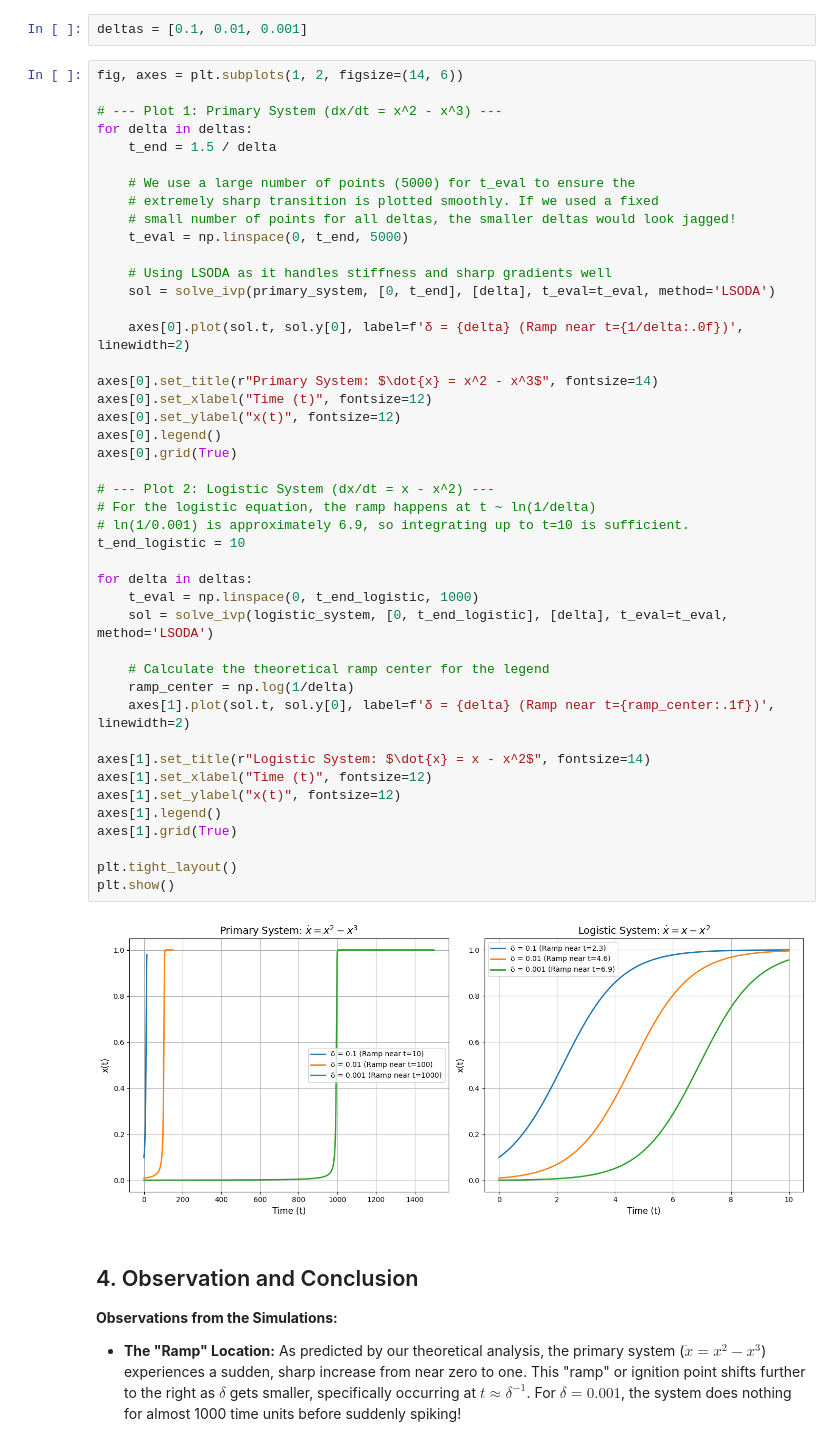
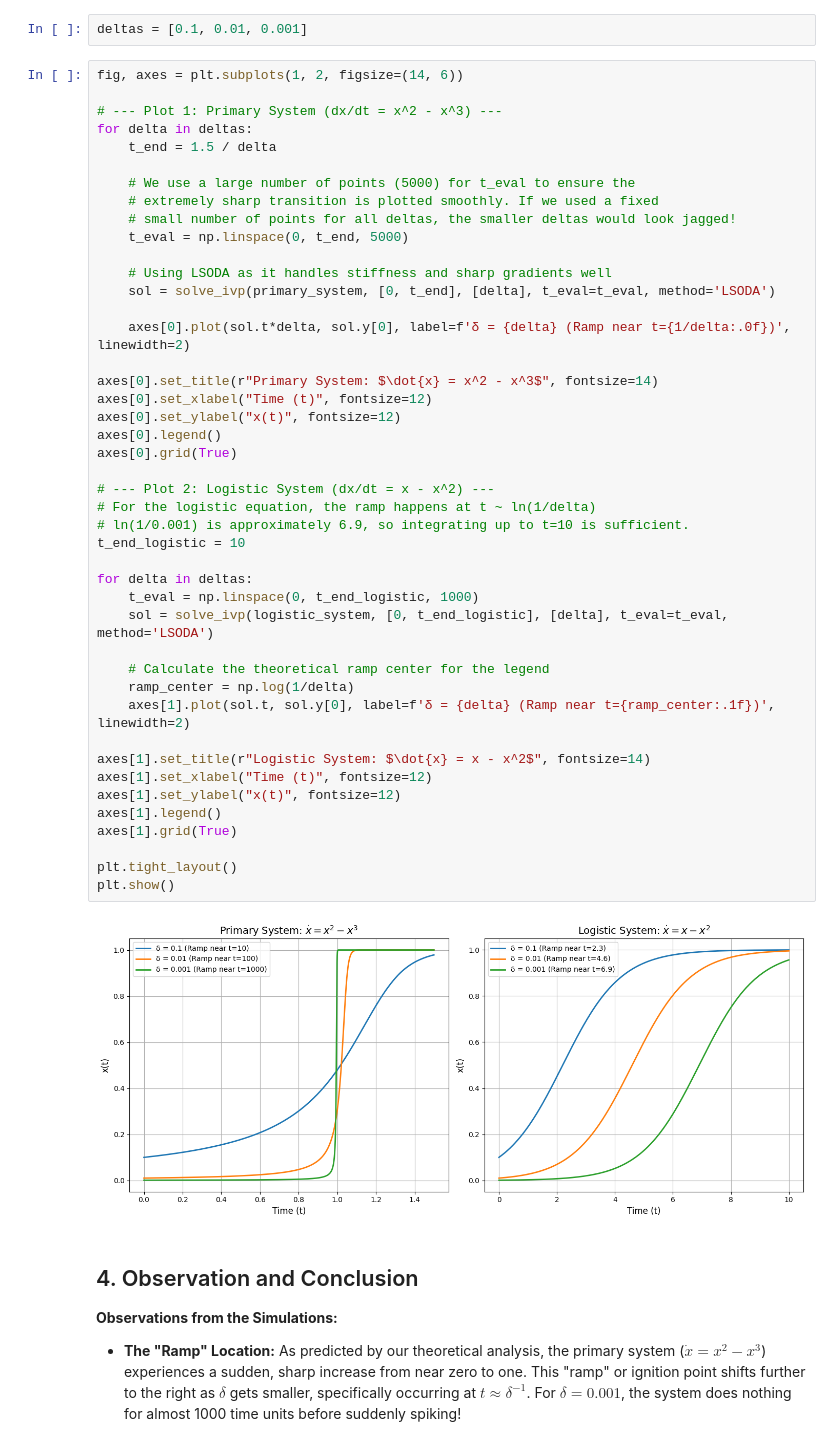
Before and after one commit to Prelioz/Computational-Physics, a Jupyter notebook: Lab 4/02.ipynb, the cells around one changed output. Saved outputs shown, nothing was run; the diff lists cells and outputs as text.

```diff
--- a/Lab 4/02.ipynb
+++ b/Lab 4/02.ipynb
@@ -83,37 +83,37 @@ for delta in deltas:
     # Using LSODA as it handles stiffness and sharp gradients well
     sol = solve_ivp(primary_system, [0, t_end], [delta], t_eval=t_eval, method='LSODA')
 
-    axes[0].plot(sol.t, sol.y[0], label=f'δ = {delta} (Ramp near t={1/delta:.0f})', linewidth=2)
+    axes[0].plot(sol.t*delta, sol.y[0], label=f'δ = {delta} (Ramp near t={1/delta:.0f})', linewidth=2)
 
 axes[0].set_title(r"Primary System: $\dot{x} = x^2 - x^3$", fontsize=14)
 axes[0].set_xlabel("Time (t)", fontsize=12)
 axes[0].set_ylabel("x(t)", fontsize=12)
 axes[0].legend()
 axes[0].grid(True)
 
 # --- Plot 2: Logistic System (dx/dt = x - x^2) ---
 # For the logistic equation, the ramp happens at t ~ ln(1/delta)
 # ln(1/0.001) is approximately 6.9, so integrating up to t=10 is sufficient.
 t_end_logistic = 10
 
 for delta in deltas:
     t_eval = np.linspace(0, t_end_logistic, 1000)
     sol = solve_ivp(logistic_system, [0, t_end_logistic], [delta], t_eval=t_eval, method='LSODA')
 
     # Calculate the theoretical ramp center for the legend
     ramp_center = np.log(1/delta)
     axes[1].plot(sol.t, sol.y[0], label=f'δ = {delta} (Ramp near t={ramp_center:.1f})', linewidth=2)
 
 axes[1].set_title(r"Logistic System: $\dot{x} = x - x^2$", fontsize=14)
 axes[1].set_xlabel("Time (t)", fontsize=12)
 axes[1].set_ylabel("x(t)", fontsize=12)
 axes[1].legend()
 axes[1].grid(True)
 
 plt.tight_layout()
 plt.show()
 # %% [output]
-[figure, old version]
+[figure, new version]
 # %% [markdown]
 ## 4. Observation and Conclusion
 
```
Also changed, not shown: 1 other file.
